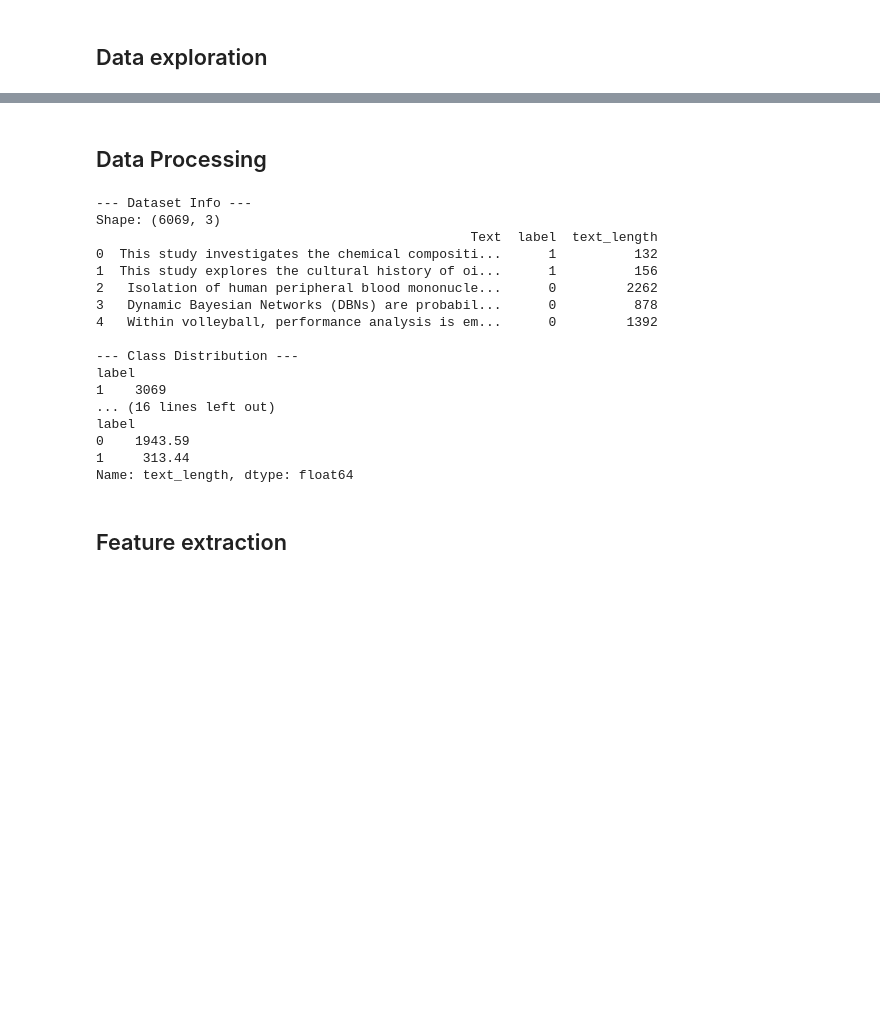
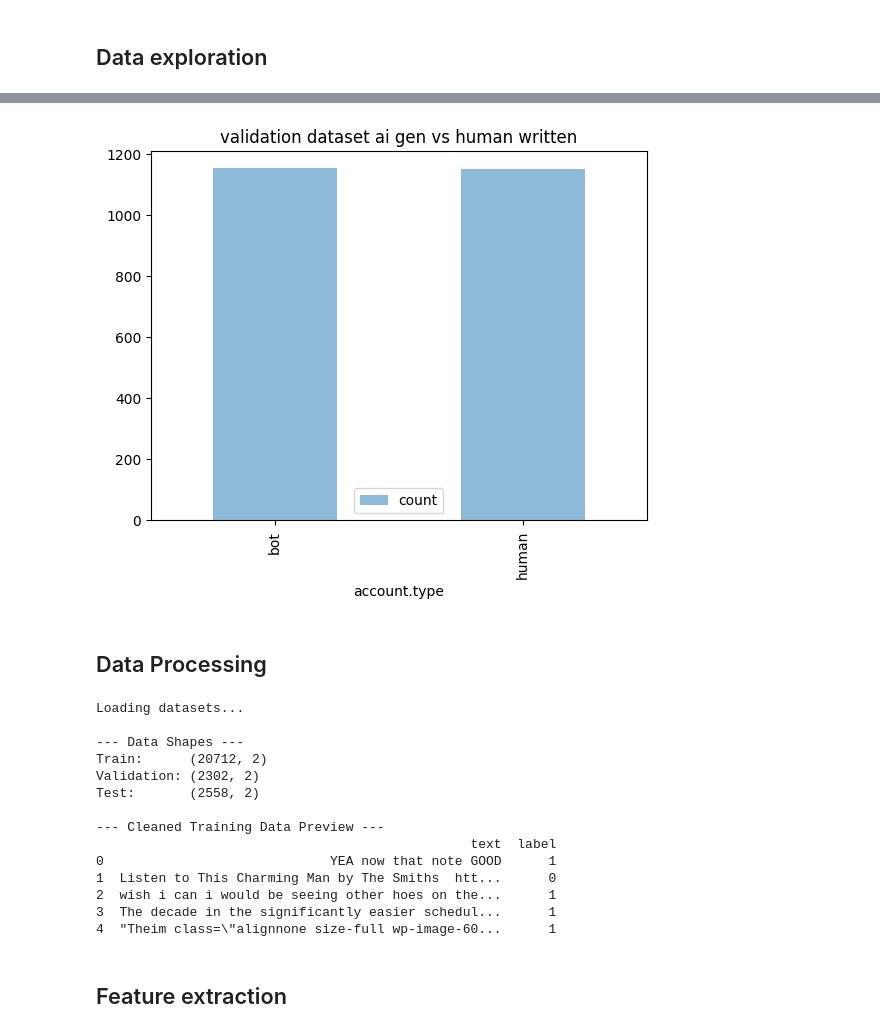
Before and after one commit to ayiii-a/Detecting-LLM-Generated-Social-Media-Accounts-Using-Semantic-and-Textual, a Jupyter notebook: baseline.ipynb, the cells around one changed output, grey strips where cells are left out. Saved outputs shown, nothing was run; the diff lists cells and outputs as text; code cells hidden in the pictures; blank space fills up the shorter version.

```diff
--- a/baseline.ipynb
+++ b/baseline.ipynb
@@ -52,2 +72,8 @@ plt.show()
+# %%
+validation_set['account.type'].value_counts().plot(kind='bar', legend=True, alpha=.5)
+plt.title("validation dataset ai gen vs human written")
+plt.show()
+# %% [output]
+[figure, added]
 # %% [markdown]
 ## Data Processing
@@ -57,44 +96,32 @@ training_dataset['label'] = training_dataset['Author'].str.lower().map(label_map
 # %%
-# drop old mark
-training_dataset = training_dataset.drop(columns=['Author'])
-df = training_dataset
-# 2. Quick look to confirm the shape and structure
-print("--- Dataset Info ---")
-print(f"Shape: {df.shape}")
-print(df.head())
+print("Loading datasets...")
+train_df = load_and_preprocess(".\data\\train.csv", separator=';')
+val_df = load_and_preprocess(".\data\\validation.csv", separator=';')
+test_df = load_and_preprocess(".\data\\test.csv", separator=';')
 
-# 3. Check the class distribution (0 = Human, 1 = AI)
-print("\n--- Class Distribution ---")
-print(df['label'].value_counts())
-print("\n--- Class Distribution (%) ---")
-print((df['label'].value_counts(normalize=True) * 100).round(2))
+print("\n--- Data Shapes ---")
+print(f"Train:      {train_df.shape}")
+print(f"Validation: {val_df.shape}")
+print(f"Test:       {test_df.shape}")
 
-# 4. Check for missing text data
-print("\n--- Missing Values ---")
-print(df.isnull().sum())
-
-# 5. Analyze average text length
-df['text_length'] = df['Text'].astype(str).apply(len)
-print("\n--- Average Text Length by Class ---")
-print(df.groupby('label')['text_length'].mean().round(2))
+# Preview the cleaned training data
+print("\n--- Cleaned Training Data Preview ---")
+print(train_df.head())
 # %% [output]
---- Dataset Info ---
-Shape: (6069, 3)
-                                                Text  label  text_length
-0  This study investigates the chemical compositi...      1          132
-1  This study explores the cultural history of oi...      1          156
-2   Isolation of human peripheral blood mononucle...      0         2262
-3   Dynamic Bayesian Networks (DBNs) are probabil...      0          878
-4   Within volleyball, performance analysis is em...      0         1392
+Loading datasets...
 
---- Class Distribution ---
-label
-1    3069
-... (16 lines left out)
-label
-0    1943.59
-1     313.44
-Name: text_length, dtype: float64
+--- Data Shapes ---
+Train:      (20712, 2)
+Validation: (2302, 2)
+Test:       (2558, 2)
+
+--- Cleaned Training Data Preview ---
+                                                text  label
+0                             YEA now that note GOOD      1
+1  Listen to This Charming Man by The Smiths  htt...      0
+2  wish i can i would be seeing other hoes on the...      1
+3  The decade in the significantly easier schedul...      1
+4  "Theim class=\"alignnone size-full wp-image-60...      1
 # %% [markdown]
 ## Feature extraction
 # %%
```
Also changed, not shown: parts of 17 cells of this notebook, 3 other files.
